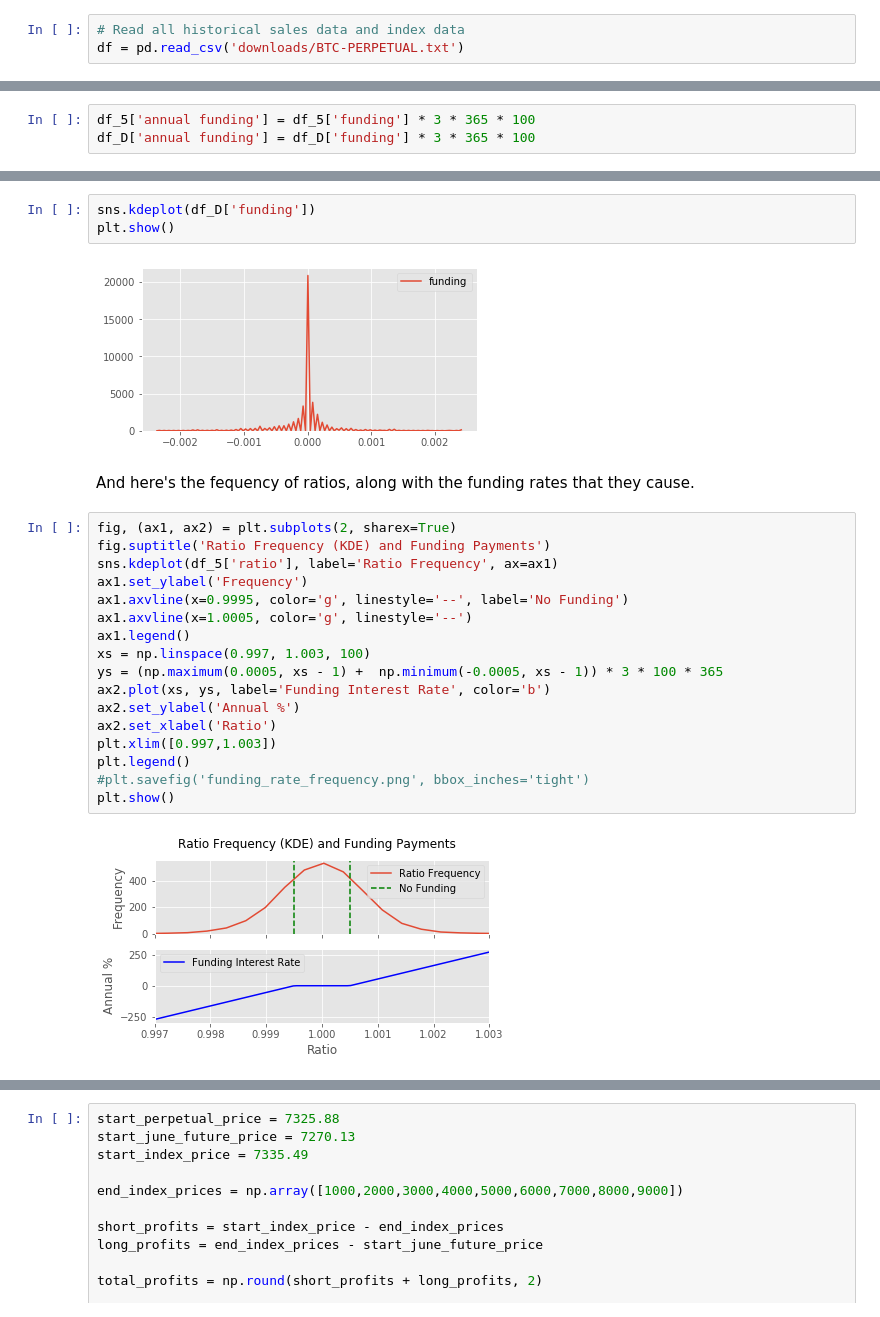
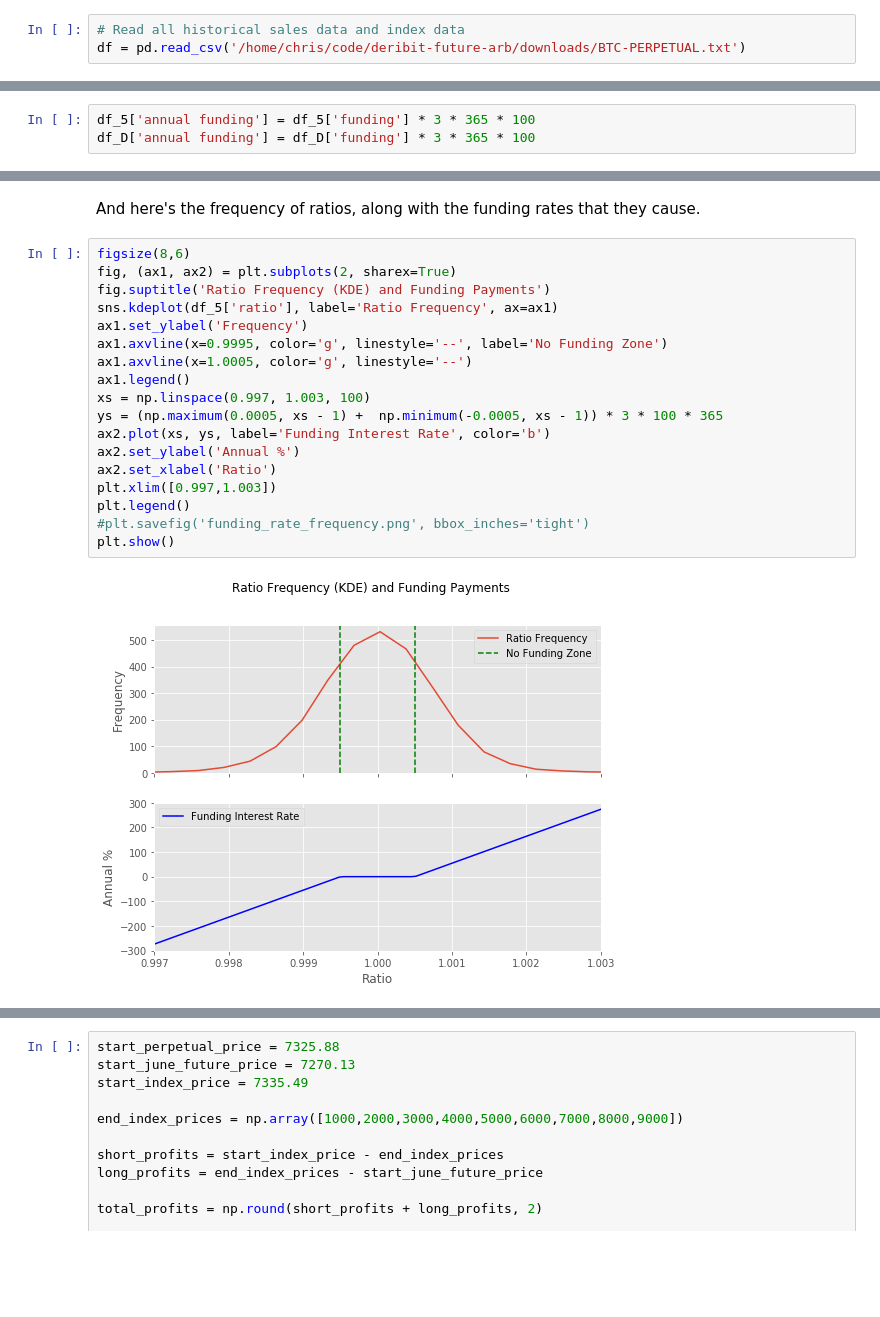
Before and after one commit to christopher-siewert/christopher-siewert.github.io, a Jupyter notebook: _notebooks/2019-05-20-bitcoin-futures-arbitrage-part-3.ipynb, the cells around one changed output, grey strips where cells are left out. Cells and saved outputs as stored; diff of their text form; blank space fills up the shorter version.

```diff
--- a/_notebooks/2019-05-20-bitcoin-futures-arbitrage-part-3.ipynb
+++ b/_notebooks/2019-05-20-bitcoin-futures-arbitrage-part-3.ipynb
@@ -77,7 +76,7 @@ from statsmodels.graphics.tsaplots import plot_acf
 plt.style.use('ggplot')
 # %%
 # Read all historical sales data and index data
-df = pd.read_csv('downloads/BTC-PERPETUAL.txt')
+df = pd.read_csv('/home/chris/code/deribit-future-arb/downloads/BTC-PERPETUAL.txt')
 # %%
 # Properly index the pandas dataframe
 df['date'] = pd.to_datetime(df['timestamp'], unit='ms')
@@ -193,29 +196,25 @@ plt.show()
-# %%
-sns.kdeplot(df_D['funding'])
-plt.show()
-# %% [output]
-[figure, removed]
 # %% [markdown]
-And here's the fequency of ratios, along with the funding rates that they cause.
+And here's the frequency of ratios, along with the funding rates that they cause.
 # %%
+figsize(8,6)
 fig, (ax1, ax2) = plt.subplots(2, sharex=True)
 fig.suptitle('Ratio Frequency (KDE) and Funding Payments')
 sns.kdeplot(df_5['ratio'], label='Ratio Frequency', ax=ax1)
 ax1.set_ylabel('Frequency')
-ax1.axvline(x=0.9995, color='g', linestyle='--', label='No Funding')
+ax1.axvline(x=0.9995, color='g', linestyle='--', label='No Funding Zone')
 ax1.axvline(x=1.0005, color='g', linestyle='--')
 ax1.legend()
 xs = np.linspace(0.997, 1.003, 100)
 ys = (np.maximum(0.0005, xs - 1) +  np.minimum(-0.0005, xs - 1)) * 3 * 100 * 365
 ax2.plot(xs, ys, label='Funding Interest Rate', color='b')
 ax2.set_ylabel('Annual %')
 ax2.set_xlabel('Ratio')
 plt.xlim([0.997,1.003])
 plt.legend()
 #plt.savefig('funding_rate_frequency.png', bbox_inches='tight')
 plt.show()
 # %% [output]
-[figure, old version]
+[figure, new version]
 # %% [markdown]
 # Arbitrage with the Perpetual
 
```
Also changed, not shown: parts of 15 cells of this notebook, 54 other files.
